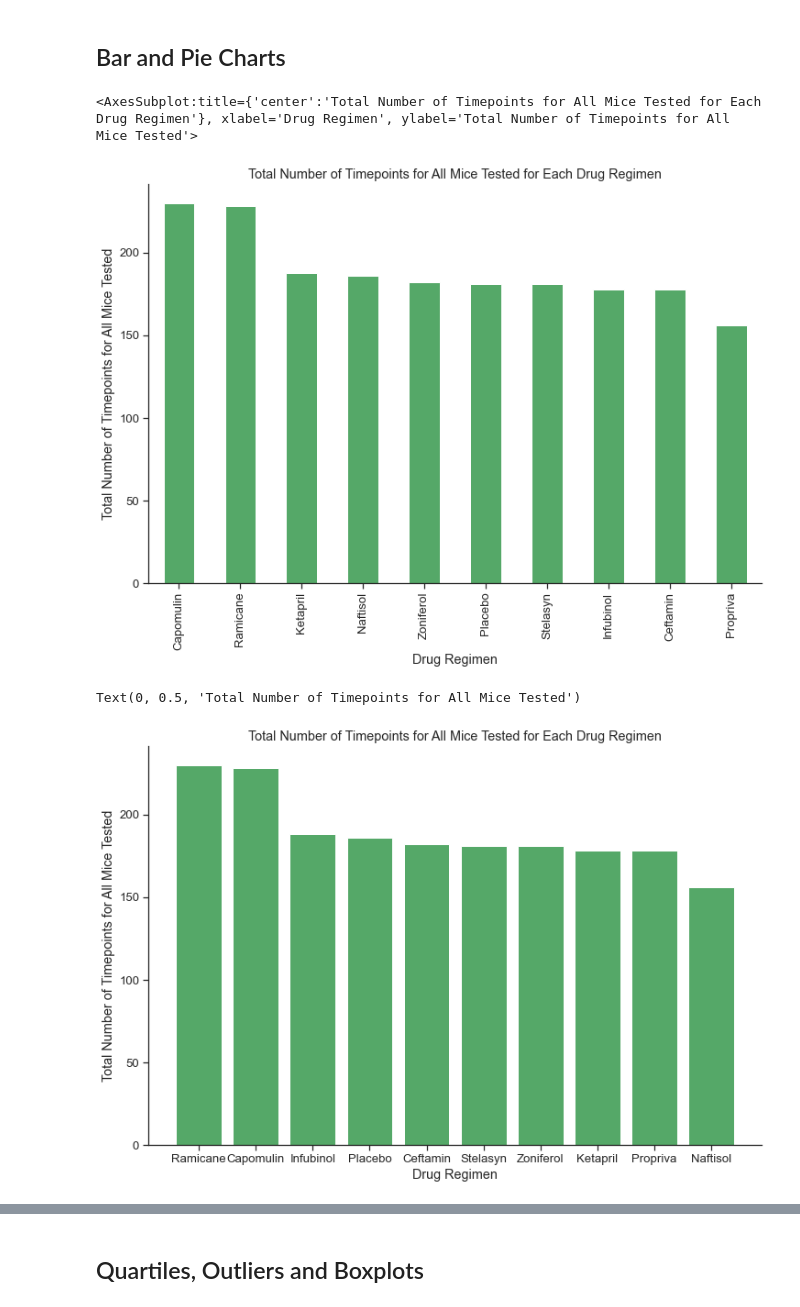
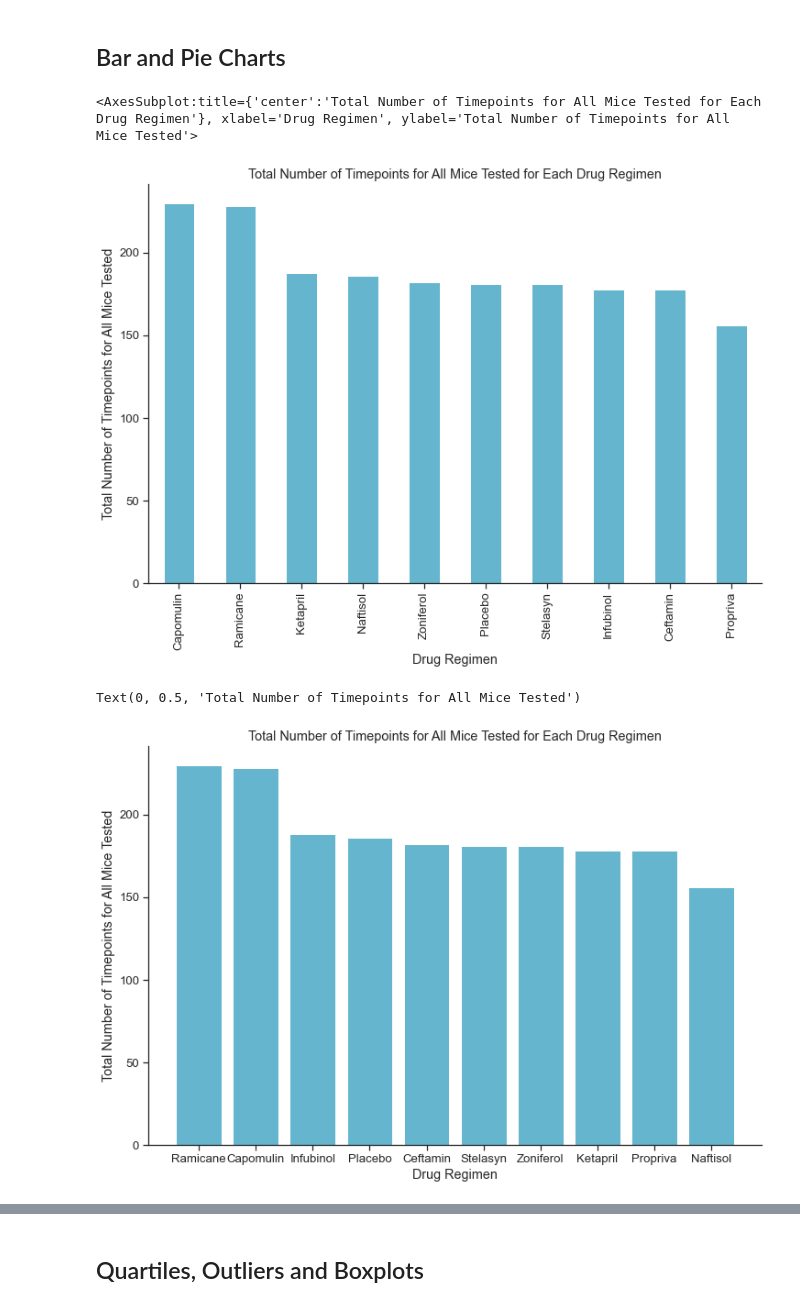
Before and after one commit to mbruns13/matplotlib-challenge, a Jupyter notebook: pymaceuticals_starter.ipynb, the cells around one changed output, grey strips where cells are left out. Drawn from its saved outputs; the diff is of its cells as text; code cells hidden in the pictures.

```diff
--- a/pymaceuticals_starter.ipynb
+++ b/pymaceuticals_starter.ipynb
@@ -179,23 +179,23 @@ sum_stats_agg
 total_timepoints = clean_df["Drug Regimen"].value_counts()
 #print(total_timepoints)
 
-total_timepoints.plot.bar(title="Total Number of Timepoints for All Mice Tested for Each Drug Regimen",xlabel="Drug Regimen",ylabel="Total Number of Timepoints for All Mice Tested",  color='g')
+total_timepoints.plot.bar(title="Total Number of Timepoints for All Mice Tested for Each Drug Regimen",xlabel="Drug Regimen",ylabel="Total Number of Timepoints for All Mice Tested",  color='c')
 #plt.xticks(rotation="45", ha="right")
 # %% [output]
 <AxesSubplot:title={'center':'Total Number of Timepoints for All Mice Tested for Each Drug Regimen'}, xlabel='Drug Regimen', ylabel='Total Number of Timepoints for All Mice Tested'>
-[figure, old version]
+[figure, new version]
 # %%
 # Generate a bar plot showing the total number of timepoints for all mice tested for each drug regimen using pyplot.
 # creating list of unique Drug Regimen names for x axis, using total_timepoints for y axis (created in cell above)
 drug_regimen = clean_df["Drug Regimen"].unique()
 
-plt.bar(drug_regimen,total_timepoints, color='g')
+plt.bar(drug_regimen,total_timepoints, color='c')
 plt.title("Total Number of Timepoints for All Mice Tested for Each Drug Regimen")
 plt.xlabel("Drug Regimen")
 plt.ylabel("Total Number of Timepoints for All Mice Tested")
 # %% [output]
 Text(0, 0.5, 'Total Number of Timepoints for All Mice Tested')
-[figure, old version]
+[figure, new version]
 # %%
 # counting number of mice labeled Male and Female
 sex_distr = clean_df.Sex.value_counts()
```
Also changed, not shown: parts of 2 cells of this notebook.
